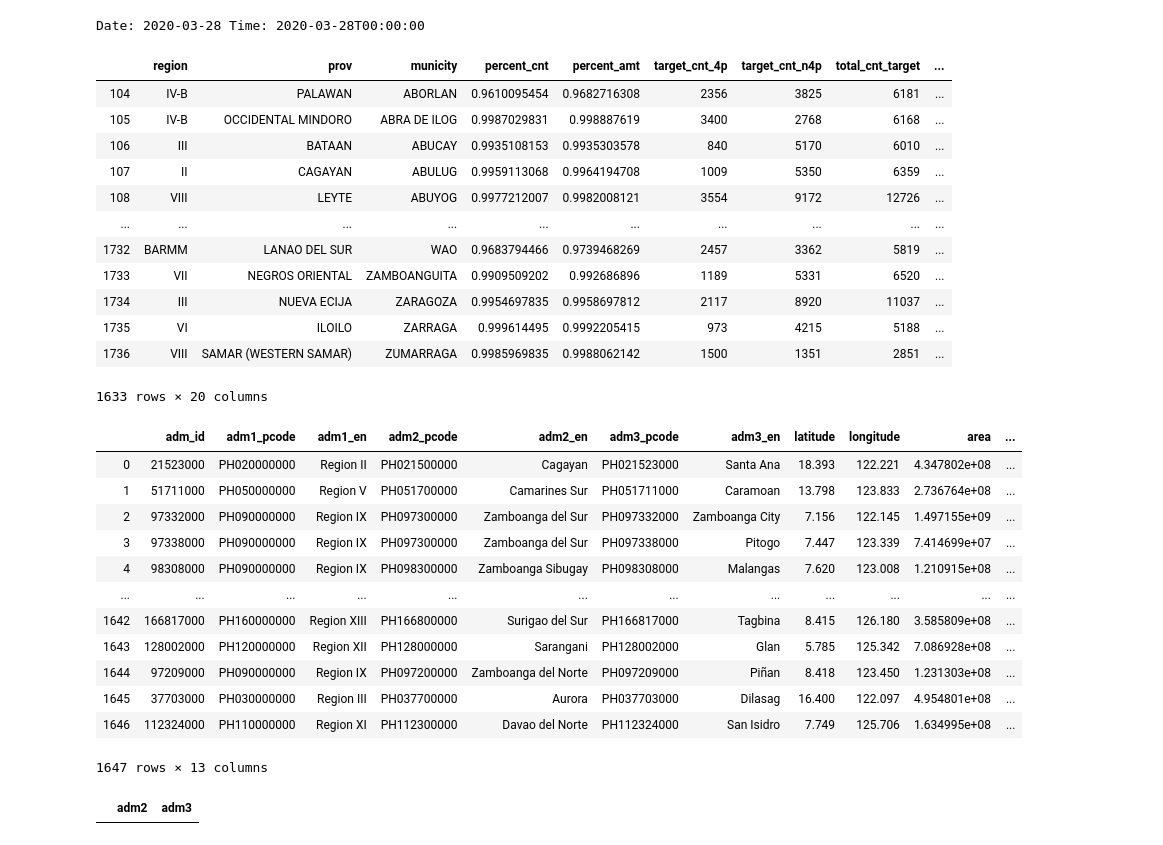
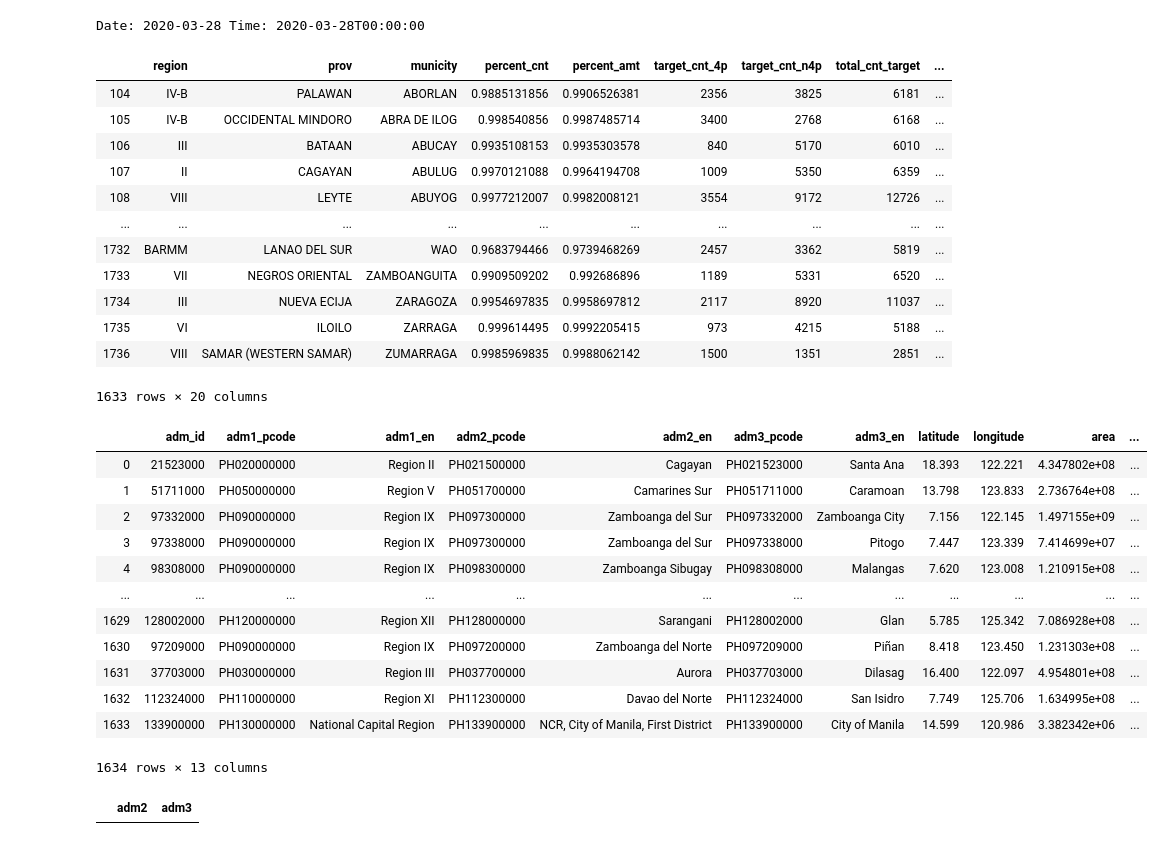
Before and after one commit to altcoder/covid19-budget-tracker, a Jupyter notebook: notebooks/covid_budget_tracker.ipynb, the cells around one changed output. Drawn from its saved outputs; the diff is of its cells as text; code cells hidden in the pictures.

Commit message:
Merged manila map updated to May 28

```diff
--- a/notebooks/covid_budget_tracker.ipynb
+++ b/notebooks/covid_budget_tracker.ipynb
@@ -1,6 +1,6 @@
 # %%
 # papermill parameters
-output_folder = '../output/'
+output_dir = '../output/'
 execution_date = '2020-03-28'
 execution_time = '2020-03-28T00:00:00'
 # %%
@@ -15,10 +15,10 @@ from googleapiclient.discovery import build
 spreadsheet_id = '1xw87zTCcM_Kgu0w9J6ecYdgcLAASHE7rRqluzPUgurk'
 esp_cell_range = 'ESP AICS CLEAN!A1:R'
 
-datasets_folder = "%s/../datasets/" % output_folder
-credentials_folder = "%s/../credentials/" % output_folder
+datasets_dir = "%s../datasets" % output_dir
+credentials_dir = "%s../credentials" % output_dir
 
-with open(credentials_folder + 'g_oauth_clt.pickle', 'rb') as token:
+with open(credentials_dir + '/g_oauth_clt.pickle', 'rb') as token:
     creds = pickle.load(token)
 
 # cache_discovery=False fixes superfluous import errors
@@ -29,7 +29,7 @@ def download_sheet(cell_range, dataset_file):
     result = gapi_sheets.values().get(spreadsheetId=spreadsheet_id, range=cell_range).execute()
     values = result.get('values', [])
 
-    file = datasets_folder + dataset_file
+    file = datasets_dir + dataset_file
     # If newline='' is not specified, newlines embedded inside quoted fields
     # will not be interpreted correctly, and on platforms that use \r\n
     # linendings on write an extra \r will be added. It should always be
@@ -59,10 +59,10 @@ esp['adm3'] = esp['adm3'].str.replace(' \([A-Z\s\.\-\Ñ]+\)', '', regex=True) #
 esp
 # %% [output]
 |  | region | prov | municity | percent_cnt | percent_amt | target_cnt_4p | target_cnt_n4p | total_cnt_target | ... |
-| 104 | IV-B | PALAWAN | ABORLAN | 0.9610095454 | 0.9682716308 | 2356 | 3825 | 6181 | ... |
-| 105 | IV-B | OCCIDENTAL MINDORO | ABRA DE ILOG | 0.9987029831 | 0.998887619 | 3400 | 2768 | 6168 | ... |
+| 104 | IV-B | PALAWAN | ABORLAN | 0.9885131856 | 0.9906526381 | 2356 | 3825 | 6181 | ... |
+| 105 | IV-B | OCCIDENTAL MINDORO | ABRA DE ILOG | 0.998540856 | 0.9987485714 | 3400 | 2768 | 6168 | ... |
 | 106 | III | BATAAN | ABUCAY | 0.9935108153 | 0.9935303578 | 840 | 5170 | 6010 | ... |
-| 107 | II | CAGAYAN | ABULUG | 0.9959113068 | 0.9964194708 | 1009 | 5350 | 6359 | ... |
+| 107 | II | CAGAYAN | ABULUG | 0.9970121088 | 0.9964194708 | 1009 | 5350 | 6359 | ... |
 | 108 | VIII | LEYTE | ABUYOG | 0.9977212007 | 0.9982008121 | 3554 | 9172 | 12726 | ... |
 | ... | ... | ... | ... | ... | ... | ... | ... | ... | ... |
 | 1732 | BARMM | LANAO DEL SUR | WAO | 0.9683794466 | 0.9739468269 | 2457 | 3362 | 5819 | ... |
@@ -72,27 +72,27 @@ esp
 | 1736 | VIII | SAMAR (WESTERN SAMAR) | ZUMARRAGA | 0.9985969835 | 0.9988062142 | 1500 | 1351 | 2851 | ... |
 1633 rows × 20 columns
 # %%
-adm3_csv = '{}/psgc_adm3.csv'.format(datasets_folder)
+adm3_csv = '{}/psgc_adm3.csv'.format(datasets_dir)
 adm3 = pd.read_csv(adm3_csv)
 adm3.columns = adm3.columns.str.lower()
 adm3['adm2'] = adm3['adm2_en'].str.upper()
 adm3['adm3'] = adm3['adm3_en'].str.upper()
 adm3['adm3'] = adm3['adm3'].str.replace('CITY OF ', '', regex=False)
 adm3['adm3'] = adm3['adm3'].str.replace(' CITY', '', regex=False)
 adm3['adm3'] = adm3['adm3'].str.replace(' \([A-Z\s\.\-\Ñ]+\)', '', regex=True) # Removes CAPITAL and (Alternate Names)
 adm3
 # %% [output]
 |  | adm_id | adm1_pcode | adm1_en | adm2_pcode | adm2_en | adm3_pcode | adm3_en | latitude | longitude | area | ... |
 | 0 | 21523000 | PH020000000 | Region II | PH021500000 | Cagayan | PH021523000 | Santa Ana | 18.393 | 122.221 | 4.347802e+08 | ... |
 | 1 | 51711000 | PH050000000 | Region V | PH051700000 | Camarines Sur | PH051711000 | Caramoan | 13.798 | 123.833 | 2.736764e+08 | ... |
 | 2 | 97332000 | PH090000000 | Region IX | PH097300000 | Zamboanga del Sur | PH097332000 | Zamboanga City | 7.156 | 122.145 | 1.497155e+09 | ... |
 | 3 | 97338000 | PH090000000 | Region IX | PH097300000 | Zamboanga del Sur | PH097338000 | Pitogo | 7.447 | 123.339 | 7.414699e+07 | ... |
 | 4 | 98308000 | PH090000000 | Region IX | PH098300000 | Zamboanga Sibugay | PH098308000 | Malangas | 7.620 | 123.008 | 1.210915e+08 | ... |
 | ... | ... | ... | ... | ... | ... | ... | ... | ... | ... | ... | ... |
-| 1642 | 166817000 | PH160000000 | Region XIII | PH166800000 | Surigao del Sur | PH166817000 | Tagbina | 8.415 | 126.180 | 3.585809e+08 | ... |
-| 1643 | 128002000 | PH120000000 | Region XII | PH128000000 | Sarangani | PH128002000 | Glan | 5.785 | 125.342 | 7.086928e+08 | ... |
-| 1644 | 97209000 | PH090000000 | Region IX | PH097200000 | Zamboanga del Norte | PH097209000 | Piñan | 8.418 | 123.450 | 1.231303e+08 | ... |
-| 1645 | 37703000 | PH030000000 | Region III | PH037700000 | Aurora | PH037703000 | Dilasag | 16.400 | 122.097 | 4.954801e+08 | ... |
-| 1646 | 112324000 | PH110000000 | Region XI | PH112300000 | Davao del Norte | PH112324000 | San Isidro | 7.749 | 125.706 | 1.634995e+08 | ... |
+| 1629 | 128002000 | PH120000000 | Region XII | PH128000000 | Sarangani | PH128002000 | Glan | 5.785 | 125.342 | 7.086928e+08 | ... |
+| 1630 | 97209000 | PH090000000 | Region IX | PH097200000 | Zamboanga del Norte | PH097209000 | Piñan | 8.418 | 123.450 | 1.231303e+08 | ... |
+| 1631 | 37703000 | PH030000000 | Region III | PH037700000 | Aurora | PH037703000 | Dilasag | 16.400 | 122.097 | 4.954801e+08 | ... |
+| 1632 | 112324000 | PH110000000 | Region XI | PH112300000 | Davao del Norte | PH112324000 | San Isidro | 7.749 | 125.706 | 1.634995e+08 | ... |
+| 1633 | 133900000 | PH130000000 | National Capital Region | PH133900000 | NCR, City of Manila, First District | PH133900000 | City of Manila | 14.599 | 120.986 | 3.382342e+06 | ... |
-1647 rows × 13 columns
+1634 rows × 13 columns
 # %%
```
Also changed, not shown: parts of 8 cells of this notebook, 20 other files.
